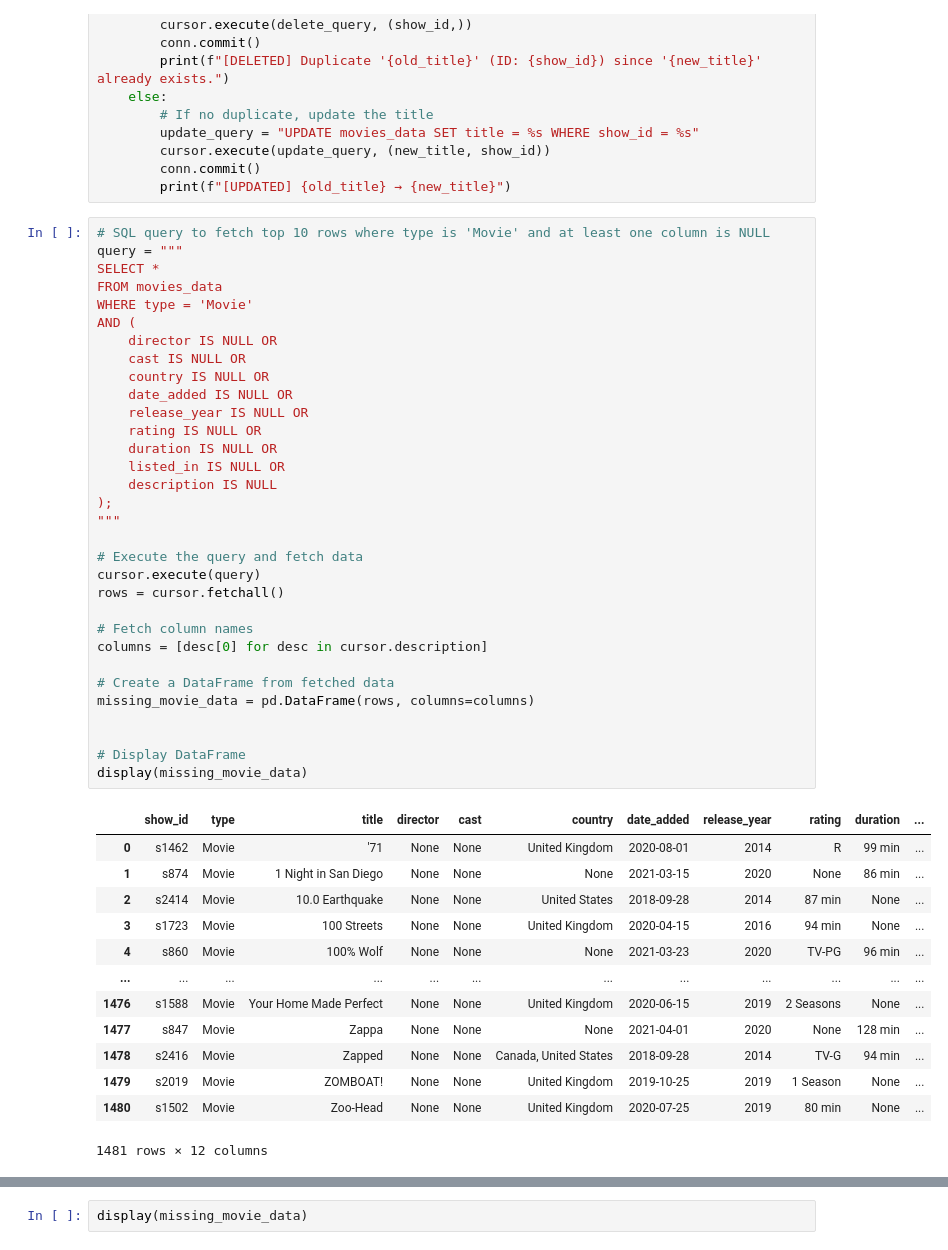
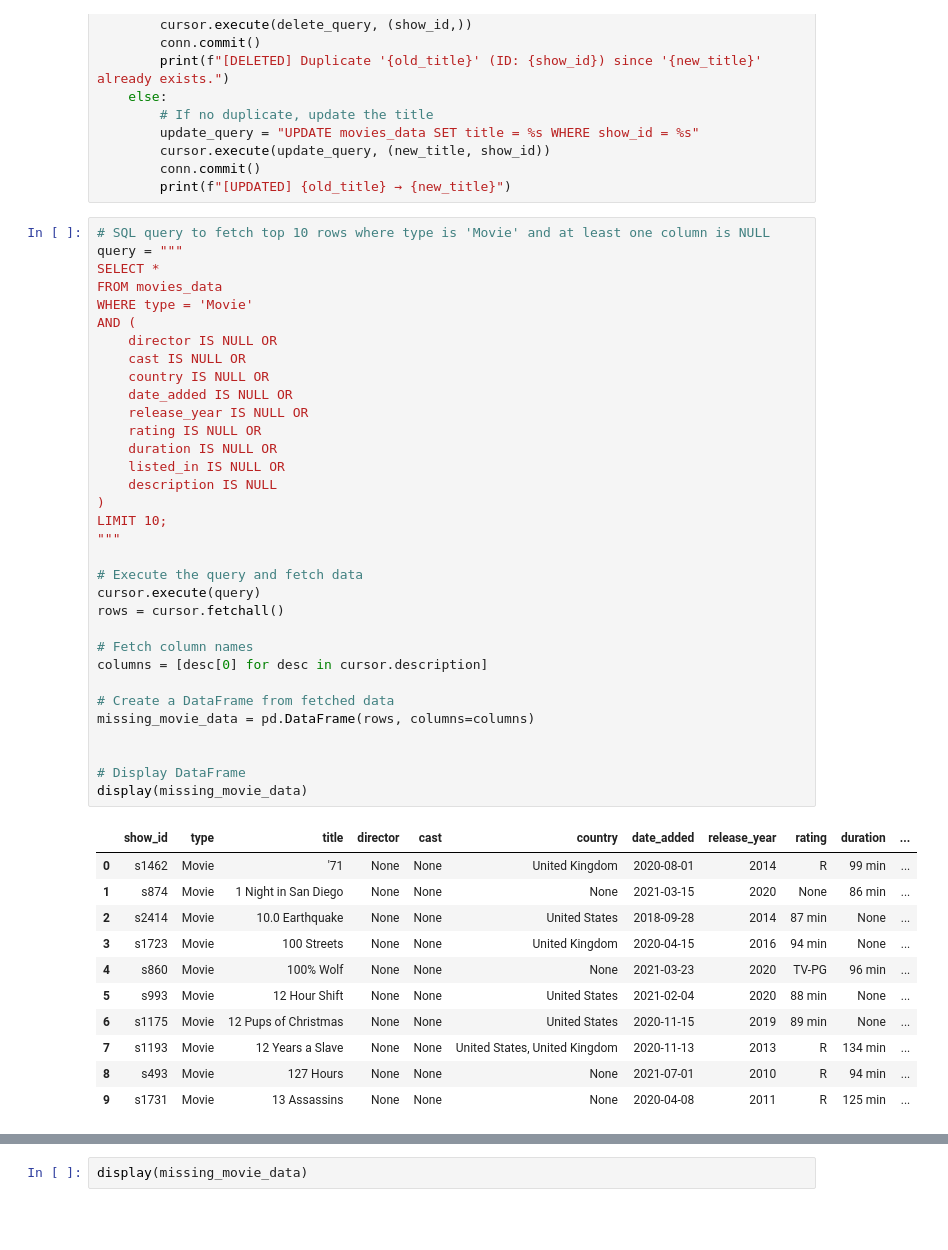
Before and after one commit to Krauser24816/OTT_movie_data_analysis, a Jupyter notebook: Missing_data_analysis.ipynb, the cells around one changed output, grey strips where cells are left out. Drawn from its saved outputs; the diff is of its cells as text; blank space fills up the shorter version.

```diff
--- a/Missing_data_analysis.ipynb
+++ b/Missing_data_analysis.ipynb
@@ -290,41 +319,40 @@ AND (
     cast IS NULL OR
     country IS NULL OR
     date_added IS NULL OR
     release_year IS NULL OR
     rating IS NULL OR
     duration IS NULL OR
     listed_in IS NULL OR
     description IS NULL
-);
+)
+LIMIT 10;
 """
 
 # Execute the query and fetch data
 cursor.execute(query)
 rows = cursor.fetchall()
 
 # Fetch column names
 columns = [desc[0] for desc in cursor.description]
 
 # Create a DataFrame from fetched data
 missing_movie_data = pd.DataFrame(rows, columns=columns)
 
 
 # Display DataFrame
 display(missing_movie_data)
 # %% [output]
 |  | show_id | type | title | director | cast | country | date_added | release_year | rating | duration | ... |
 | 0 | s1462 | Movie | '71 | None | None | United Kingdom | 2020-08-01 | 2014 | R | 99 min | ... |
 | 1 | s874 | Movie | 1 Night in San Diego | None | None | None | 2021-03-15 | 2020 | None | 86 min | ... |
 | 2 | s2414 | Movie | 10.0 Earthquake | None | None | United States | 2018-09-28 | 2014 | 87 min | None | ... |
 | 3 | s1723 | Movie | 100 Streets | None | None | United Kingdom | 2020-04-15 | 2016 | 94 min | None | ... |
 | 4 | s860 | Movie | 100% Wolf | None | None | None | 2021-03-23 | 2020 | TV-PG | 96 min | ... |
-| ... | ... | ... | ... | ... | ... | ... | ... | ... | ... | ... | ... |
-| 1476 | s1588 | Movie | Your Home Made Perfect | None | None | United Kingdom | 2020-06-15 | 2019 | 2 Seasons | None | ... |
-| 1477 | s847 | Movie | Zappa | None | None | None | 2021-04-01 | 2020 | None | 128 min | ... |
-| 1478 | s2416 | Movie | Zapped | None | None | Canada, United States | 2018-09-28 | 2014 | TV-G | 94 min | ... |
-| 1479 | s2019 | Movie | ZOMBOAT! | None | None | United Kingdom | 2019-10-25 | 2019 | 1 Season | None | ... |
-| 1480 | s1502 | Movie | Zoo-Head | None | None | United Kingdom | 2020-07-25 | 2019 | 80 min | None | ... |
+| 5 | s993 | Movie | 12 Hour Shift | None | None | United States | 2021-02-04 | 2020 | 88 min | None | ... |
+| 6 | s1175 | Movie | 12 Pups of Christmas | None | None | United States | 2020-11-15 | 2019 | 89 min | None | ... |
+| 7 | s1193 | Movie | 12 Years a Slave | None | None | United States, United Kingdom | 2020-11-13 | 2013 | R | 134 min | ... |
+| 8 | s493 | Movie | 127 Hours | None | None | None | 2021-07-01 | 2010 | R | 94 min | ... |
+| 9 | s1731 | Movie | 13 Assassins | None | None | None | 2020-04-08 | 2011 | R | 125 min | ... |
-1481 rows × 12 columns
 # %%
 # Initialize WebDriver with options
 options = Options()
```
Also changed, not shown: parts of 7 cells of this notebook, 1 other file.
